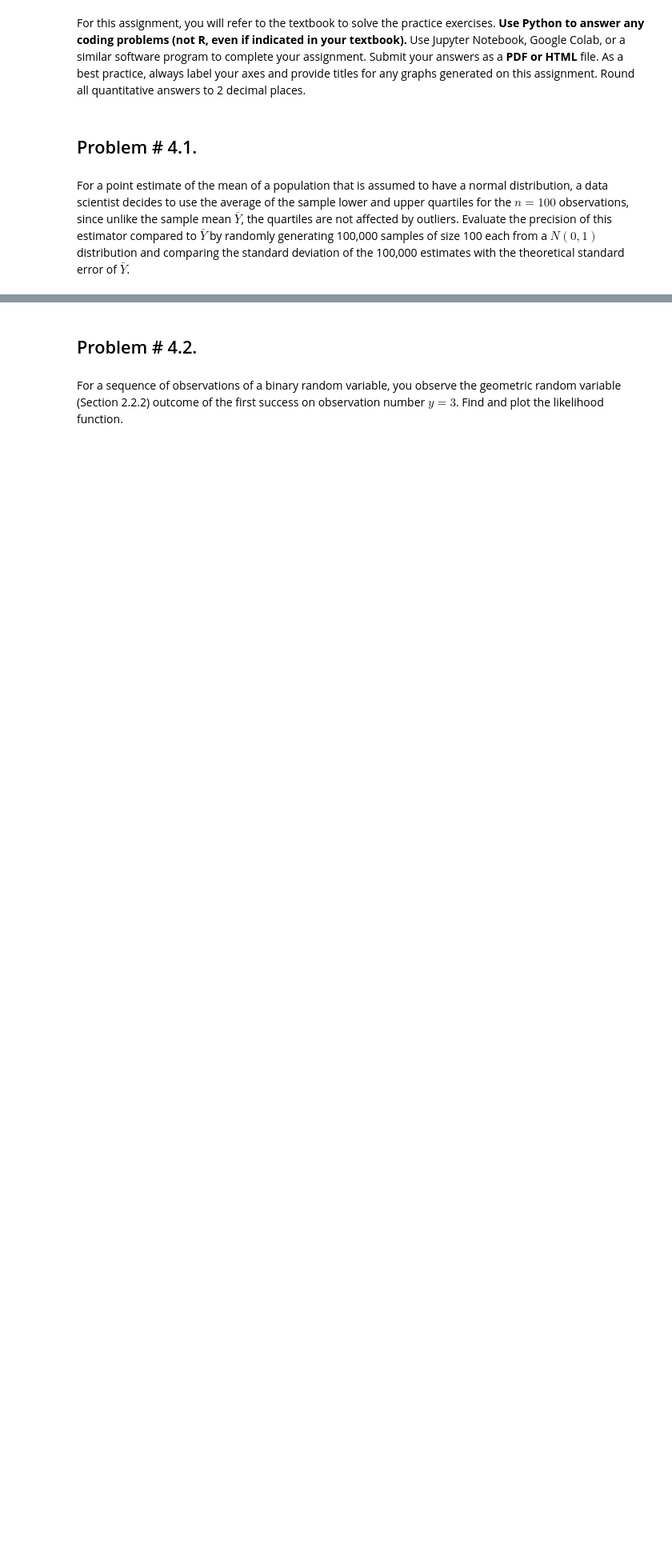
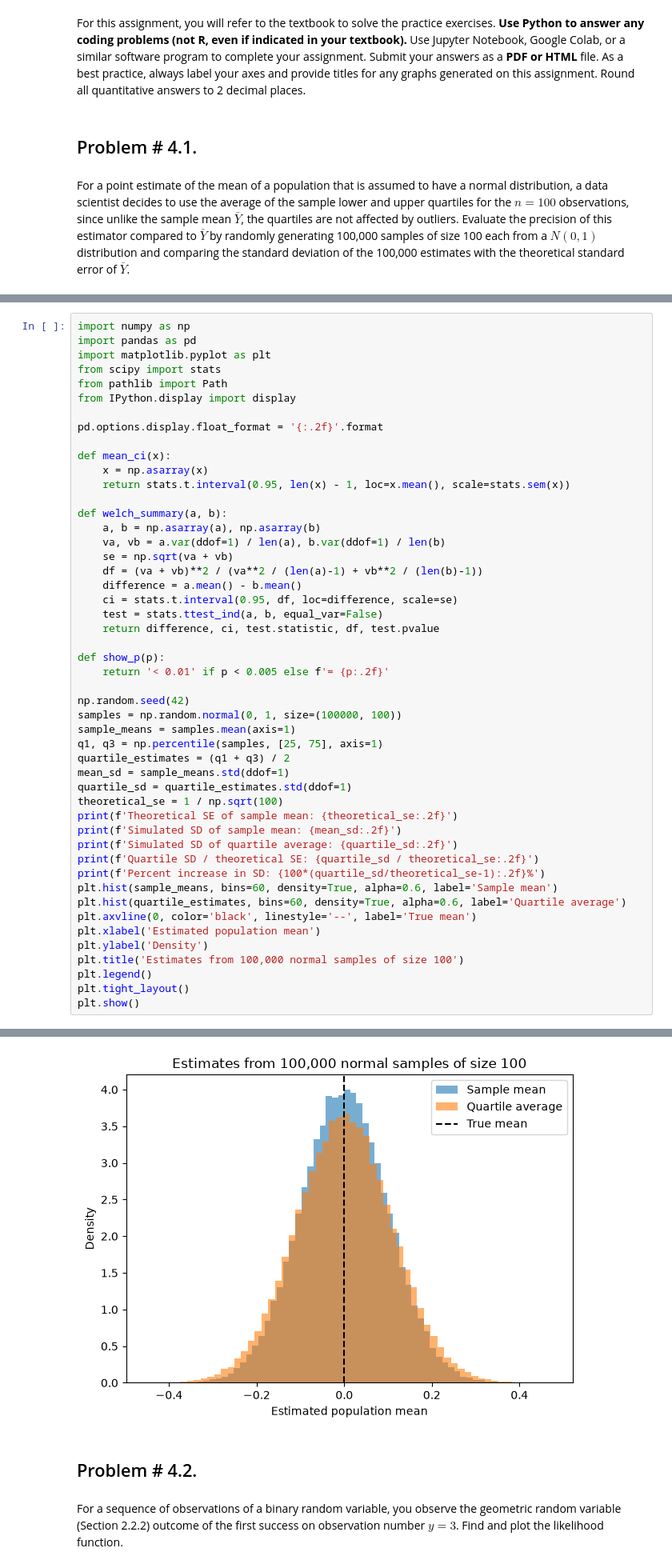
Before and after one commit to frangu617/USD, a Jupyter notebook: AAI_500/M4_Assignments/AAI_500_M4_Assignment.ipynb, the cells around one changed output, grey strips where cells are left out. Shown at 80% size. Cells and saved outputs as stored; diff of their text form; blank space fills up the shorter version.

```diff
--- a/AAI_500/M4_Assignments/AAI_500_M4_Assignment.ipynb
+++ b/AAI_500/M4_Assignments/AAI_500_M4_Assignment.ipynb
@@ -95,0 +21,50 @@ ModuleNotFoundError: No module named 'scipy'
+# %%
+import numpy as np
+import pandas as pd
+import matplotlib.pyplot as plt
+from scipy import stats
+from pathlib import Path
+from IPython.display import display
+
+pd.options.display.float_format = '{:.2f}'.format
+
+def mean_ci(x):
+    x = np.asarray(x)
+    return stats.t.interval(0.95, len(x) - 1, loc=x.mean(), scale=stats.sem(x))
+
+def welch_summary(a, b):
+    a, b = np.asarray(a), np.asarray(b)
+    va, vb = a.var(ddof=1) / len(a), b.var(ddof=1) / len(b)
+    se = np.sqrt(va + vb)
+    df = (va + vb)**2 / (va**2 / (len(a)-1) + vb**2 / (len(b)-1))
+    difference = a.mean() - b.mean()
+    ci = stats.t.interval(0.95, df, loc=difference, scale=se)
+    test = stats.ttest_ind(a, b, equal_var=False)
+    return difference, ci, test.statistic, df, test.pvalue
+
+def show_p(p):
+    return '< 0.01' if p < 0.005 else f'= {p:.2f}'
+
+np.random.seed(42)
+samples = np.random.normal(0, 1, size=(100000, 100))
+sample_means = samples.mean(axis=1)
+q1, q3 = np.percentile(samples, [25, 75], axis=1)
+quartile_estimates = (q1 + q3) / 2
+mean_sd = sample_means.std(ddof=1)
+quartile_sd = quartile_estimates.std(ddof=1)
+theoretical_se = 1 / np.sqrt(100)
+print(f'Theoretical SE of sample mean: {theoretical_se:.2f}')
+print(f'Simulated SD of sample mean: {mean_sd:.2f}')
+print(f'Simulated SD of quartile average: {quartile_sd:.2f}')
+print(f'Quartile SD / theoretical SE: {quartile_sd / theoretical_se:.2f}')
+print(f'Percent increase in SD: {100*(quartile_sd/theoretical_se-1):.2f}%')
+plt.hist(sample_means, bins=60, density=True, alpha=0.6, label='Sample mean')
+plt.hist(quartile_estimates, bins=60, density=True, alpha=0.6, label='Quartile average')
+plt.axvline(0, color='black', linestyle='--', label='True mean')
+plt.xlabel('Estimated population mean')
+plt.ylabel('Density')
+plt.title('Estimates from 100,000 normal samples of size 100')
+plt.legend()
+plt.tight_layout()
+plt.show()
+# %% [output]
@@ -96,3 +76,4 @@ ModuleNotFoundError: No module named 'scipy'
+[figure, added]
 # %% [markdown]
 ## Problem # 4.2.
 # %% [markdown]
```
Also changed, not shown: parts of 44 cells of this notebook, 4 other files.
